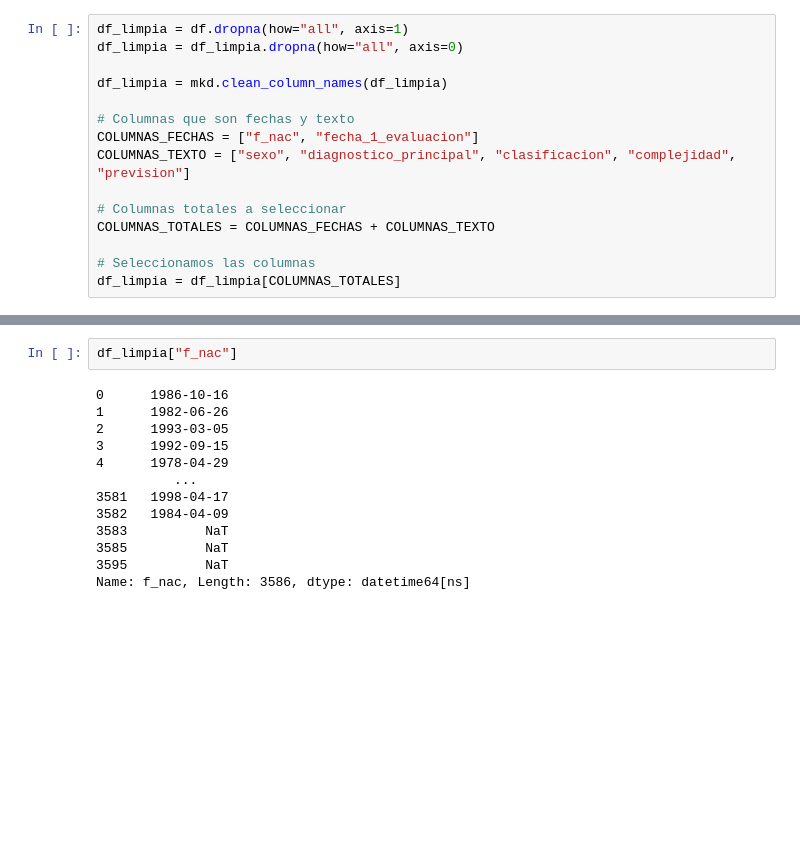
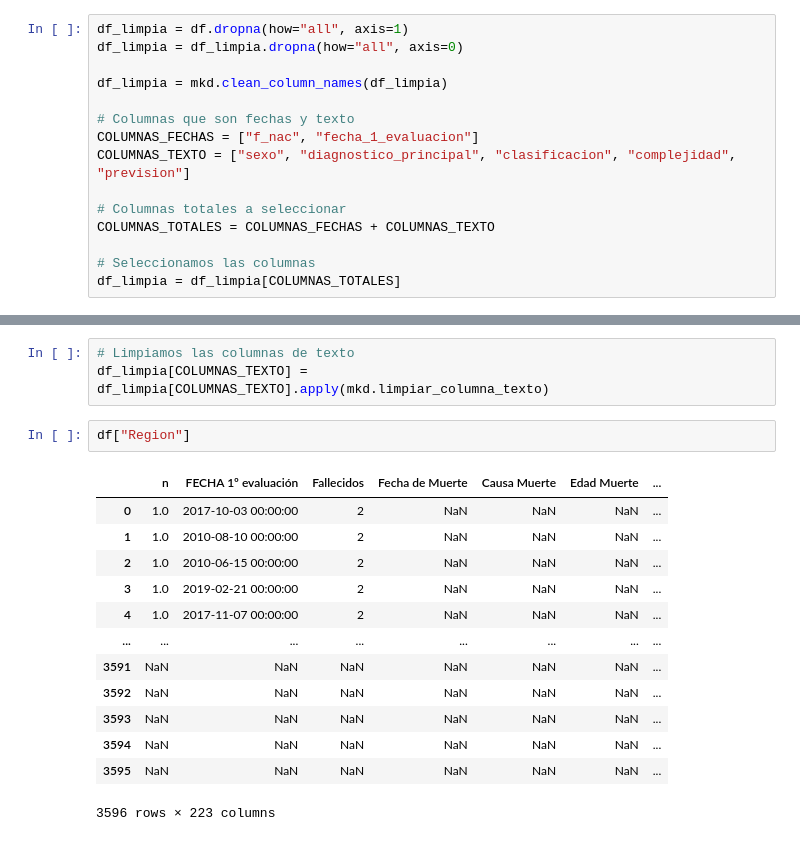
Before and after one commit to JavierRojas14/congenitas-ambulatorio, a Jupyter notebook: notebooks/test.ipynb, the cells around one changed output, grey strips where cells are left out. Saved outputs shown, nothing was run; the diff lists cells and outputs as text; blank space fills up the shorter version.

```diff
--- a/notebooks/test.ipynb
+++ b/notebooks/test.ipynb
@@ -77,15 +43,19 @@ df_limpia["f_nac"] = formatear_fecha_nacimiento(df_limpia["f_nac"])
-# %%
-df_limpia["f_nac"]
-# %% [output]
-0      1986-10-16
-1      1982-06-26
-2      1993-03-05
-3      1992-09-15
-4      1978-04-29
-          ...
-3581   1998-04-17
-3582   1984-04-09
-3583          NaT
-3585          NaT
-3595          NaT
-Name: f_nac, Length: 3586, dtype: datetime64[ns]
+# %%
+# Limpiamos las columnas de texto
+df_limpia[COLUMNAS_TEXTO] = df_limpia[COLUMNAS_TEXTO].apply(mkd.limpiar_columna_texto)
+# %%
+df["Region"]
+# %% [output]
+|  | n | FECHA 1º evaluación | Fallecidos | Fecha de Muerte | Causa Muerte | Edad Muerte | ... |
+| 0 | 1.0 | 2017-10-03 00:00:00 | 2 | NaN | NaN | NaN | ... |
+| 1 | 1.0 | 2010-08-10 00:00:00 | 2 | NaN | NaN | NaN | ... |
+| 2 | 1.0 | 2010-06-15 00:00:00 | 2 | NaN | NaN | NaN | ... |
+| 3 | 1.0 | 2019-02-21 00:00:00 | 2 | NaN | NaN | NaN | ... |
+| 4 | 1.0 | 2017-11-07 00:00:00 | 2 | NaN | NaN | NaN | ... |
+| ... | ... | ... | ... | ... | ... | ... | ... |
+| 3591 | NaN | NaN | NaN | NaN | NaN | NaN | ... |
+| 3592 | NaN | NaN | NaN | NaN | NaN | NaN | ... |
+| 3593 | NaN | NaN | NaN | NaN | NaN | NaN | ... |
+| 3594 | NaN | NaN | NaN | NaN | NaN | NaN | ... |
+| 3595 | NaN | NaN | NaN | NaN | NaN | NaN | ... |
+3596 rows × 223 columns
```
Also changed, not shown: parts of 1 cell of this notebook, 1 other file.
